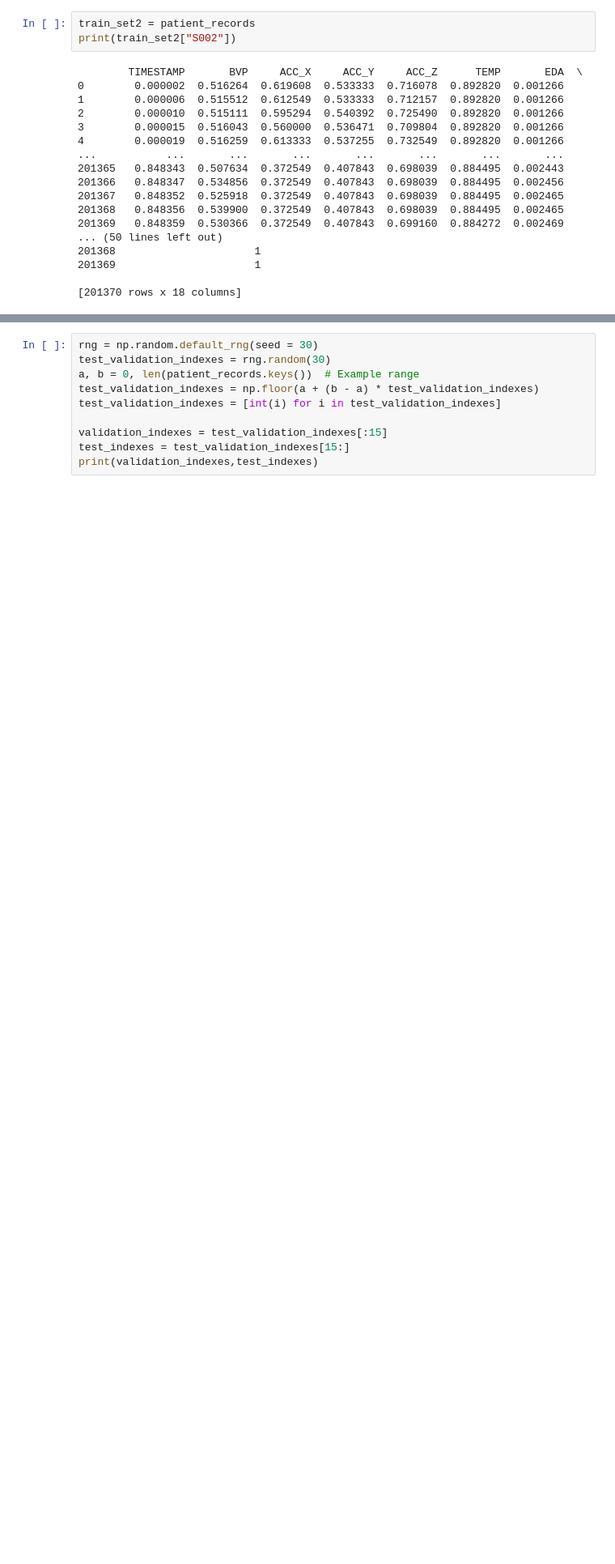
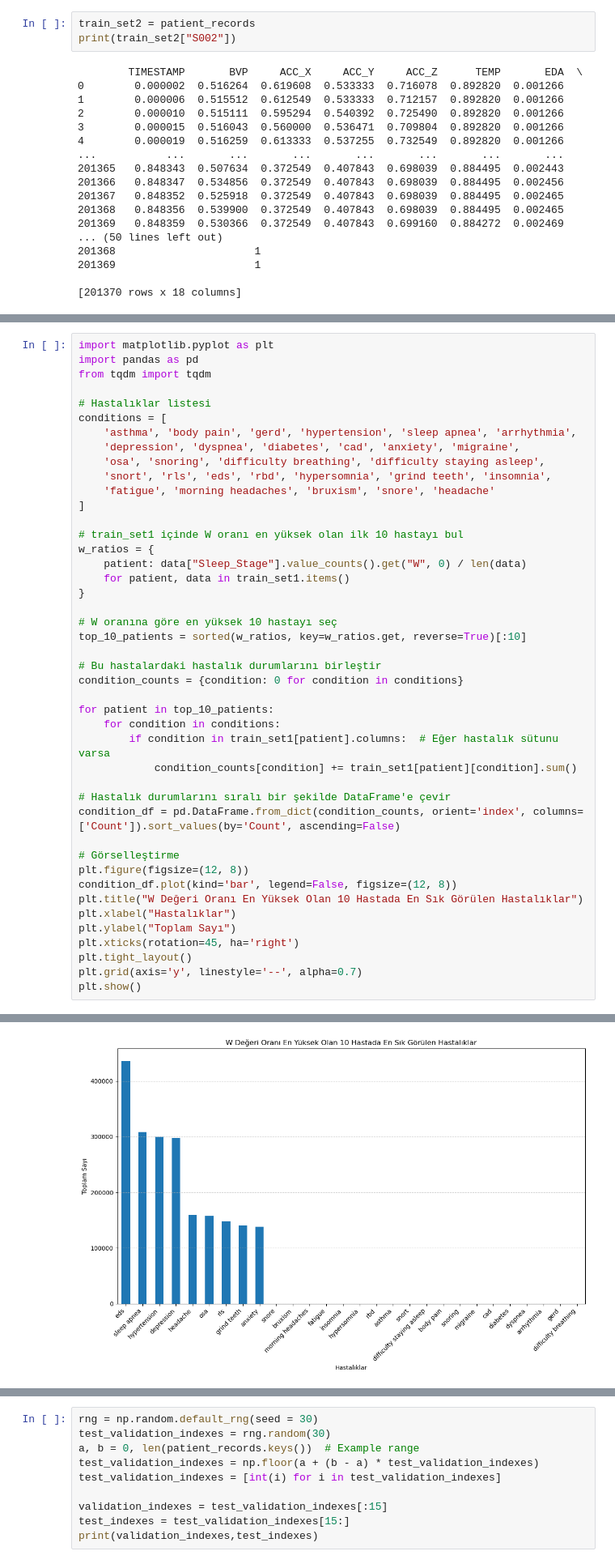
Before and after one commit to UfukCefaker/Sleep-Stage-Estimation, a Jupyter notebook: Training_Models.ipynb, the cells around one changed output, grey strips where cells are left out. Shown at 81% size. Saved outputs shown, nothing was run; the diff lists cells and outputs as text; blank space fills up the shorter version.

```diff
--- a/Training_Models.ipynb
+++ b/Training_Models.ipynb
@@ -273,0 +412,45 @@ print(train_set2["S002"])
+# %%
+import matplotlib.pyplot as plt
+import pandas as pd
+from tqdm import tqdm
+
+# Hastalıklar listesi
+conditions = [
+    'asthma', 'body pain', 'gerd', 'hypertension', 'sleep apnea', 'arrhythmia',
+    'depression', 'dyspnea', 'diabetes', 'cad', 'anxiety', 'migraine',
+    'osa', 'snoring', 'difficulty breathing', 'difficulty staying asleep',
+    'snort', 'rls', 'eds', 'rbd', 'hypersomnia', 'grind teeth', 'insomnia',
+    'fatigue', 'morning headaches', 'bruxism', 'snore', 'headache'
+]
+
+# train_set1 içinde W oranı en yüksek olan ilk 10 hastayı bul
+w_ratios = {
+    patient: data["Sleep_Stage"].value_counts().get("W", 0) / len(data)
+    for patient, data in train_set1.items()
+}
+
+# W oranına göre en yüksek 10 hastayı seç
+top_10_patients = sorted(w_ratios, key=w_ratios.get, reverse=True)[:10]
+
+# Bu hastalardaki hastalık durumlarını birleştir
+condition_counts = {condition: 0 for condition in conditions}
+
+for patient in top_10_patients:
+    for condition in conditions:
+        if condition in train_set1[patient].columns:  # Eğer hastalık sütunu varsa
+            condition_counts[condition] += train_set1[patient][condition].sum()
+
+# Hastalık durumlarını sıralı bir şekilde DataFrame'e çevir
+condition_df = pd.DataFrame.from_dict(condition_counts, orient='index', columns=['Count']).sort_values(by='Count', ascending=False)
+
+# Görselleştirme
+plt.figure(figsize=(12, 8))
+condition_df.plot(kind='bar', legend=False, figsize=(12, 8))
+plt.title("W Değeri Oranı En Yüksek Olan 10 Hastada En Sık Görülen Hastalıklar")
+plt.xlabel("Hastalıklar")
+plt.ylabel("Toplam Sayı")
+plt.xticks(rotation=45, ha='right')
+plt.tight_layout()
+plt.grid(axis='y', linestyle='--', alpha=0.7)
+plt.show()
+# %% [output]
@@ -273,0 +458 @@ print(train_set2["S002"])
+[figure, added]
```
Also changed, not shown: parts of 79 cells of this notebook.
